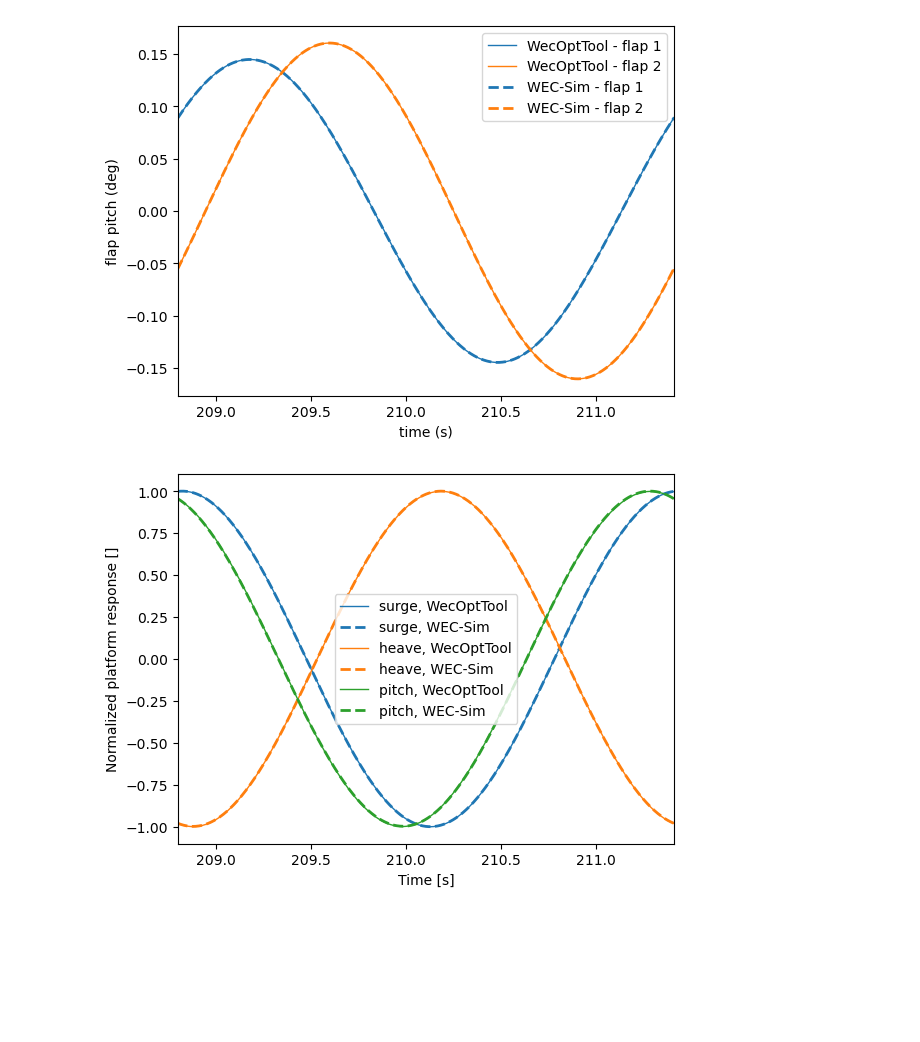
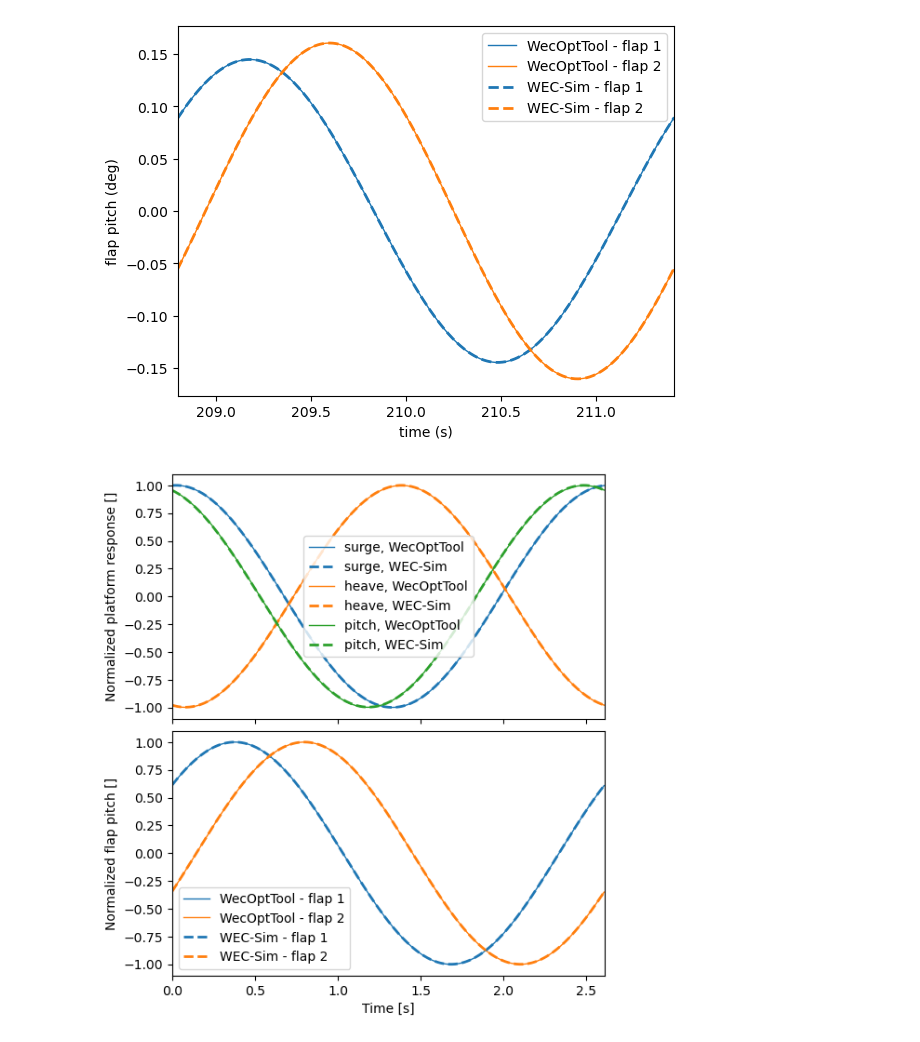
Before and after one commit to jtgrasb/WecOptTool, a Jupyter notebook: examples/FOSWEC_M4E/paper_scripts/FOSWEC_M4E_validation_2.61.ipynb, the cells around one changed output. Cells and saved outputs as stored; diff of their text form; code cells hidden in the pictures; blank space fills up the shorter version.

```diff
--- a/examples/FOSWEC_M4E/paper_scripts/FOSWEC_M4E_validation_2.61.ipynb
+++ b/examples/FOSWEC_M4E/paper_scripts/FOSWEC_M4E_validation_2.61.ipynb
@@ -10,6 +10,11 @@ import capytaine as cpt
 from scipy.io import loadmat
 
 import wecopttool as wot
+
+import matplotlib as mpl
+
+mpl.rcParams['pdf.fonttype'] = 42
+mpl.rcParams['ps.fonttype'] = 42
 # %%
 # Frequency object
 wavefreq    = 1/2.61 # Hz
@@ -361,57 +344,62 @@ plt.legend()
 # %%
 ws_mask = ((ws_output['time'] >= phase_offset_time) &
            (ws_output['time'] <= phase_offset_time + 1/wavefreq))
 
 surge_ref = np.max(np.abs(ws_output['platformResponse'][ws_mask,0]))
 heave_ref = np.max(np.abs(ws_output['platformResponse'][ws_mask,2]-platformCG[2]))
 pitch_ref = np.max(np.abs(ws_output['platformResponse'][ws_mask,4]))
 flap1_ref = np.max(np.abs(ws_output['pto1Response'][ws_mask,4]))
 flap2_ref = np.max(np.abs(ws_output['pto2Response'][ws_mask,4]))
 
-plt.figure()
-plt.plot(wec_tdom_full['time']+phase_offset_time,
-         wec_tdom_full.sel(realization=0).pos[0,:] / surge_ref,
-         'C0-',linewidth=1, label='surge, WecOptTool')
-plt.plot(ws_output['time'],
-         ws_output['platformResponse'][:,0] / surge_ref,
-         'C0--',linewidth=2, label='surge, WEC-Sim')
-plt.plot(wec_tdom_full['time']+phase_offset_time,
-         wec_tdom_full.sel(realization=0).pos[1,:] / heave_ref,
-         'C1-',linewidth=1, label='heave, WecOptTool')
-plt.plot(ws_output['time'],
-         (ws_output['platformResponse'][:,2]-platformCG[2]) / heave_ref,
-         'C1--',linewidth=2, label='heave, WEC-Sim')
-plt.plot(wec_tdom_full['time']+phase_offset_time,
-         wec_tdom_full.sel(realization=0).pos[2,:] / pitch_ref,
-         'C2-',linewidth=1, label='pitch, WecOptTool')
-plt.plot(ws_output['time'],
-         ws_output['platformResponse'][:,4] / pitch_ref,
-         'C2--',linewidth=2, label='pitch, WEC-Sim')
-plt.xlabel('Time [s]')
-plt.ylabel('Normalized platform response []')
-plt.xlim(phase_offset_time, phase_offset_time+1/wavefreq)
-plt.legend()
+wec_time_period = wec_tdom_full['time']
+ws_time_period = ws_output['time'] - phase_offset_time
 
-#plt.savefig(
-#    "platform_ver.pdf",
-#    format="pdf",
-#    bbox_inches="tight",
-#)
+fig, axs = plt.subplots(2, 1, sharex=True, figsize=(6, 7), gridspec_kw={"hspace": 0.05},)
 
-plt.figure()
-plt.plot(wec_tdom_full['time']+phase_offset_time, wec_tdom_full.sel(realization=0).pos[5,:] / flap1_ref, color='C0',linewidth=1, label='WecOptTool - flap 1')
-plt.plot(wec_tdom_full['time']+phase_offset_time, wec_tdom_full.sel(realization=0).pos[8,:] / flap2_ref, color='C1',linewidth=1, label='WecOptTool - flap 2')
-plt.plot(ws_output['time'], ws_output['pto1Response'][:,4] / flap1_ref, '--', color='C0',linewidth=2, label='WEC-Sim - flap 1')
-plt.plot(ws_output['time'], ws_output['pto2Response'][:,4] / flap2_ref, '--', color='C1',linewidth=2, label='WEC-Sim - flap 2')
-plt.xlabel('Time [s]')
-plt.ylabel('Normalized flap pitch []')
-plt.xlim(phase_offset_time, phase_offset_time+1/wavefreq)
-plt.legend()
+axs[0].plot(wec_time_period,
+            wec_tdom_full.sel(realization=0).pos[0,:] / surge_ref,
+            'C0-', linewidth=1, label='surge, WecOptTool')
+axs[0].plot(ws_time_period,
+            ws_output['platformResponse'][:,0] / surge_ref,
+            'C0--', linewidth=2, label='surge, WEC-Sim')
+axs[0].plot(wec_time_period,
+            wec_tdom_full.sel(realization=0).pos[1,:] / heave_ref,
+            'C1-', linewidth=1, label='heave, WecOptTool')
+axs[0].plot(ws_time_period,
+            (ws_output['platformResponse'][:,2]-platformCG[2]) / heave_ref,
+            'C1--', linewidth=2, label='heave, WEC-Sim')
+axs[0].plot(wec_time_period,
+            wec_tdom_full.sel(realization=0).pos[2,:] / pitch_ref,
+            'C2-', linewidth=1, label='pitch, WecOptTool')
+axs[0].plot(ws_time_period,
+            ws_output['platformResponse'][:,4] / pitch_ref,
+            'C2--', linewidth=2, label='pitch, WEC-Sim')
+#axs[0].set_xlabel('Time [s]')
+axs[0].set_ylabel('Normalized platform response []')
+axs[0].set_xlim(0, 1/wavefreq)
+axs[0].legend()
 
-#plt.savefig(
-#    "flap_ver.pdf",
-#    format="pdf",
-#    bbox_inches="tight",
-#)
+axs[1].plot(wec_time_period,
+            wec_tdom_full.sel(realization=0).pos[5,:] / flap1_ref,
+            color='C0', linewidth=1, label='WecOptTool - flap 1')
+axs[1].plot(wec_time_period,
+            wec_tdom_full.sel(realization=0).pos[8,:] / flap2_ref,
+            color='C1', linewidth=1, label='WecOptTool - flap 2')
+axs[1].plot(ws_time_period,
+            ws_output['pto1Response'][:,4] / flap1_ref,
+            '--', color='C0', linewidth=2, label='WEC-Sim - flap 1')
+axs[1].plot(ws_time_period,
+            ws_output['pto2Response'][:,4] / flap2_ref,
+            '--', color='C1', linewidth=2, label='WEC-Sim - flap 2')
+axs[1].set_xlabel('Time [s]')
+axs[1].set_ylabel('Normalized flap pitch []')
+axs[1].set_xlim(0, 1/wavefreq)
+axs[1].legend()
+
+plt.savefig(
+    "verification.pdf",
+    format="pdf",
+    bbox_inches="tight",
+)
 # %% [output]
-[figure, old version]
+[figure, new version]
```
Also changed, not shown: parts of 3 cells of this notebook, 13 other files.
